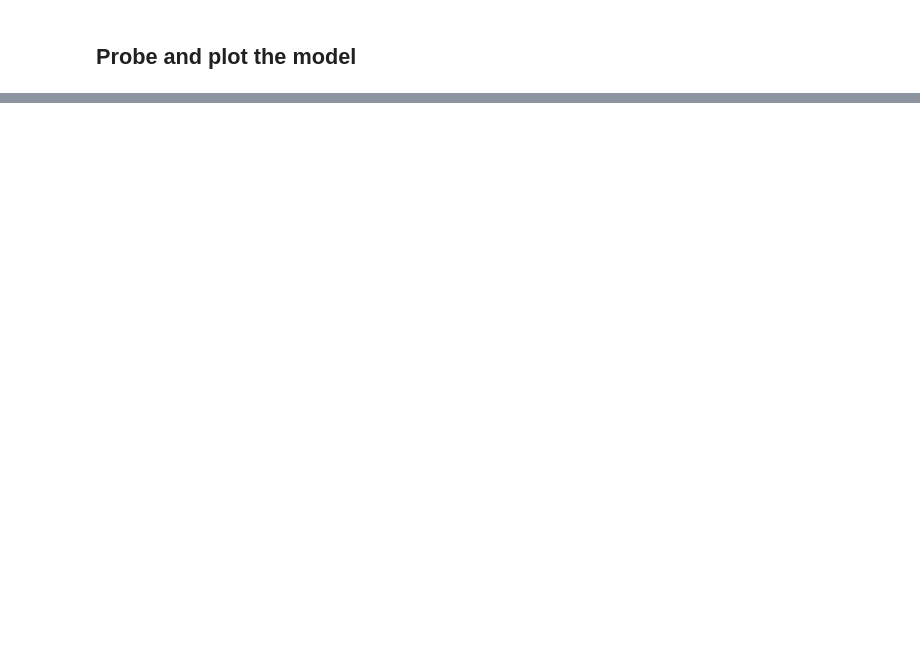
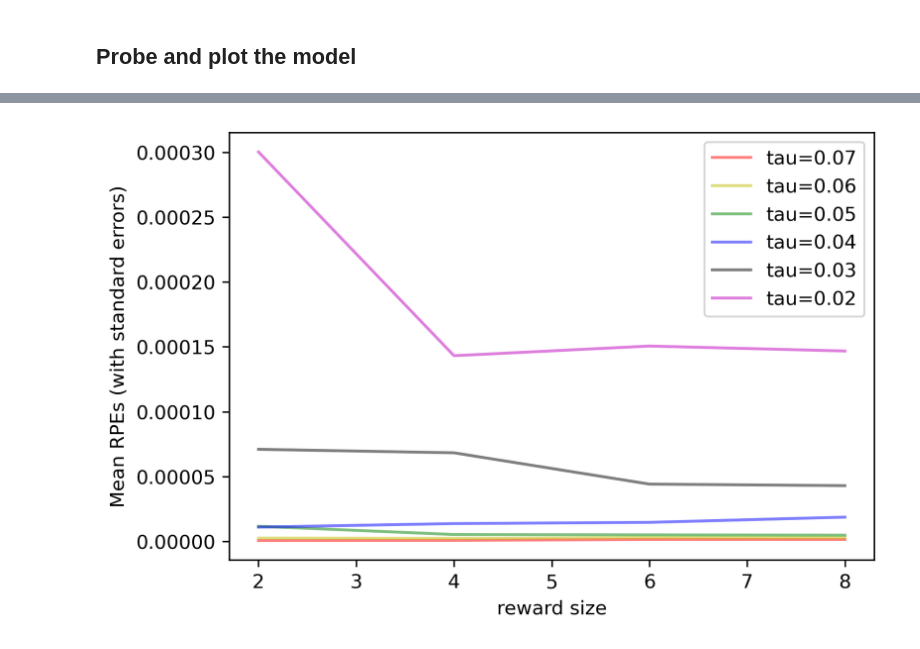
Before and after one commit to avg-bitsian/distributional-td-with-episodes, a Jupyter notebook: main_notebook.ipynb, the cells around one changed output, grey strips where cells are left out. Cells and saved outputs as stored; diff of their text form; code cells hidden in the pictures; blank space fills up the shorter version.

```diff
--- a/main_notebook.ipynb
+++ b/main_notebook.ipynb
@@ -170,0 +181,41 @@ plt.show()
+# %%
+std_errors_7_3 = np.loadtxt("C:/Users/Asus/Desktop/distributional-td-learning_2/model_weights/reward_size=[2, 4, 6, 8]/(+07)(-03)_with_150additional_epochs_rpe_std_errors.txt")
+mean_rpes_7_3 = np.loadtxt("C:/Users/Asus/Desktop/distributional-td-learning_2/model_weights/reward_size=[2, 4, 6, 8]/(+07)(-03)_with_150additional_epochs_mean_rpes.txt")
+
+std_errors_6_4 = np.loadtxt("C:/Users/Asus/Desktop/distributional-td-learning_2/model_weights/reward_size=[2, 4, 6, 8]/(+06)(-04)_with_250epochs_rpe_std_errors.txt")
+mean_rpes_6_4 = np.loadtxt("C:/Users/Asus/Desktop/distributional-td-learning_2/model_weights/reward_size=[2, 4, 6, 8]/(+06)(-04)_with_250epochs_mean_rpes.txt")
+
+std_errors_5_5 = np.loadtxt("C:/Users/Asus/Desktop/distributional-td-learning_2/model_weights/reward_size=[2, 4, 6, 8]/(+05)(-05)_with_300epochs_rpe_std_errors.txt")
+mean_rpes_5_5 = np.loadtxt("C:/Users/Asus/Desktop/distributional-td-learning_2/model_weights/reward_size=[2, 4, 6, 8]/(+05)(-05)_with_300epochs_mean_rpes.txt")
+
+std_errors_4_6 = np.loadtxt("C:/Users/Asus/Desktop/distributional-td-learning_2/model_weights/reward_size=[2, 4, 6, 8]/(+04)(-06)_with_250epochs_rpe_std_errors.txt")
+mean_rpes_4_6 = np.loadtxt("C:/Users/Asus/Desktop/distributional-td-learning_2/model_weights/reward_size=[2, 4, 6, 8]/(+04)(-06)_with_250epochs_mean_rpes.txt")
+
+std_errors_3_7 = np.loadtxt("C:/Users/Asus/Desktop/distributional-td-learning_2/model_weights/reward_size=[2, 4, 6, 8]/(+03)(-07)_with_250epochs_rpe_std_errors.txt")
+mean_rpes_3_7 = np.loadtxt("C:/Users/Asus/Desktop/distributional-td-learning_2/model_weights/reward_size=[2, 4, 6, 8]/(+03)(-07)_with_250epochs_mean_rpes.txt")
+
+std_errors_2_8 = np.loadtxt("C:/Users/Asus/Desktop/distributional-td-learning_2/model_weights/reward_size=[2, 4, 6, 8]/(+02)(-08)_with_300epochs_rpe_std_errors.txt")
+mean_rpes_2_8 = np.loadtxt("C:/Users/Asus/Desktop/distributional-td-learning_2/model_weights/reward_size=[2, 4, 6, 8]/(+02)(-08)_with_300epochs_mean_rpes.txt")
+# %%
+plt.figure(figsize=(6,4), dpi=300)
+# plt.errorbar(reward_sizes, mean_rpes_7_3, yerr=std_errors_7_3, fmt='o-', ecolor='r', ms=4, linewidth=1, elinewidth=1, label='tau=0.07', alpha=0.5)
+# plt.errorbar(reward_sizes, mean_rpes_6_4, yerr=std_errors_6_4, fmt='o-', ecolor='y', ms=4, linewidth=1, elinewidth=1, label='tau=0.06', alpha=0.5)
+# plt.errorbar(reward_sizes, mean_rpes_5_5, yerr=std_errors_5_5, fmt='o-', ecolor='g', ms=4, linewidth=1, elinewidth=1, label='tau=0.05', alpha=0.5)
+# plt.errorbar(reward_sizes, mean_rpes_4_6, yerr=std_errors_4_6, fmt='o-', ecolor='b', ms=4, linewidth=1, elinewidth=1, label='tau=0.04', alpha=0.5)
+# plt.errorbar(reward_sizes, mean_rpes_3_7, yerr=std_errors_3_7, fmt='o-', ecolor='k', ms=4, linewidth=1, elinewidth=1, label='tau=0.03', alpha=0.5)
+# plt.errorbar(reward_sizes, mean_rpes_2_8, yerr=std_errors_2_8, fmt='o-', ecolor='m', ms=4, linewidth=1, elinewidth=1, label='tau=0.02', alpha=0.5)
+
+plt.plot(reward_sizes, mean_rpes_7_3, color='r', label='tau=0.07', alpha=0.5)
+plt.plot(reward_sizes, mean_rpes_6_4, color='y', label='tau=0.06', alpha=0.5)
+plt.plot(reward_sizes, mean_rpes_5_5, color='g', label='tau=0.05', alpha=0.5)
+plt.plot(reward_sizes, mean_rpes_4_6, color='b', label='tau=0.04', alpha=0.5)
+plt.plot(reward_sizes, mean_rpes_3_7, color='k', label='tau=0.03', alpha=0.5)
+plt.plot(reward_sizes, mean_rpes_2_8, color='m', label='tau=0.02', alpha=0.5)
+
+# plt.ylim(-0.0009, 0.0009)
+plt.xlabel('reward size')
+plt.ylabel('Mean RPEs (with standard errors)')
+plt.legend()
+plt.show()
+# %% [output]
+[figure, added]
```
Also changed, not shown: parts of 7 cells of this notebook.
